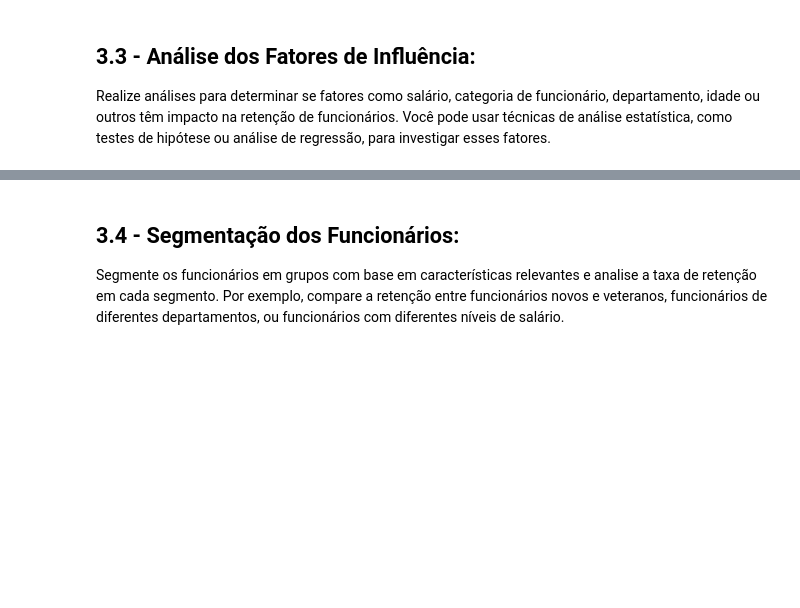
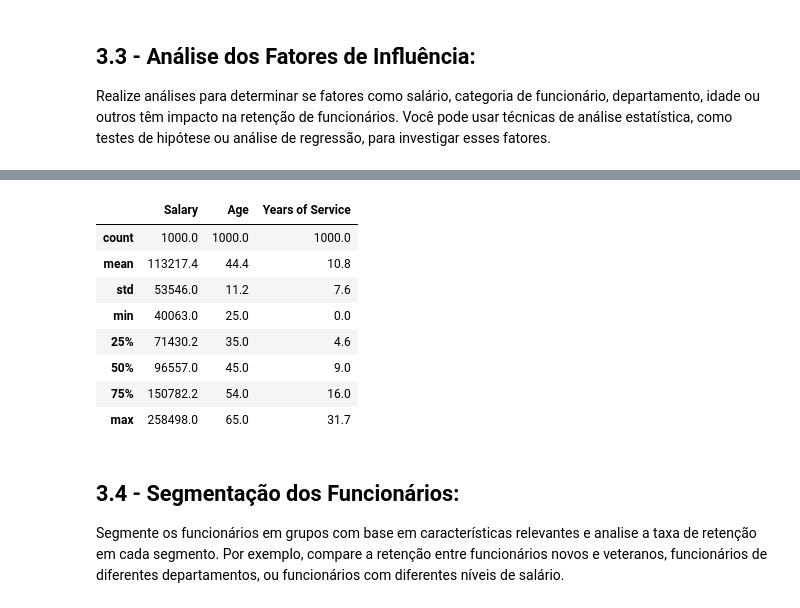
Before and after one commit to VictorCamolese/EBAC-DataAnalyticsProjects, a Jupyter notebook: employee_project/employees_project.ipynb, the cells around one changed output, grey strips where cells are left out. Cells and saved outputs as stored; diff of their text form; code cells hidden in the pictures; blank space fills up the shorter version.

```diff
--- a/employee_project/employees_project.ipynb
+++ b/employee_project/employees_project.ipynb
@@ -285,3 +348,16 @@ Realize análises para determinar se fatores como salário, categoria de funcion
+# %%
+statistics = df[['Salary', 'Age', 'Years of Service']].describe().round(1)
+statistics
+# %% [output]
+|  | Salary | Age | Years of Service |
+| count | 1000.0 | 1000.0 | 1000.0 |
+| mean | 113217.4 | 44.4 | 10.8 |
+| std | 53546.0 | 11.2 | 7.6 |
+| min | 40063.0 | 25.0 | 0.0 |
+| 25% | 71430.2 | 35.0 | 4.6 |
+| 50% | 96557.0 | 45.0 | 9.0 |
+| 75% | 150782.2 | 54.0 | 16.0 |
+| max | 258498.0 | 65.0 | 31.7 |
 # %% [markdown]
 ## 3.4 - Segmentação dos Funcionários:
 
```
Also changed, not shown: parts of 14 cells of this notebook, 1 other file.
